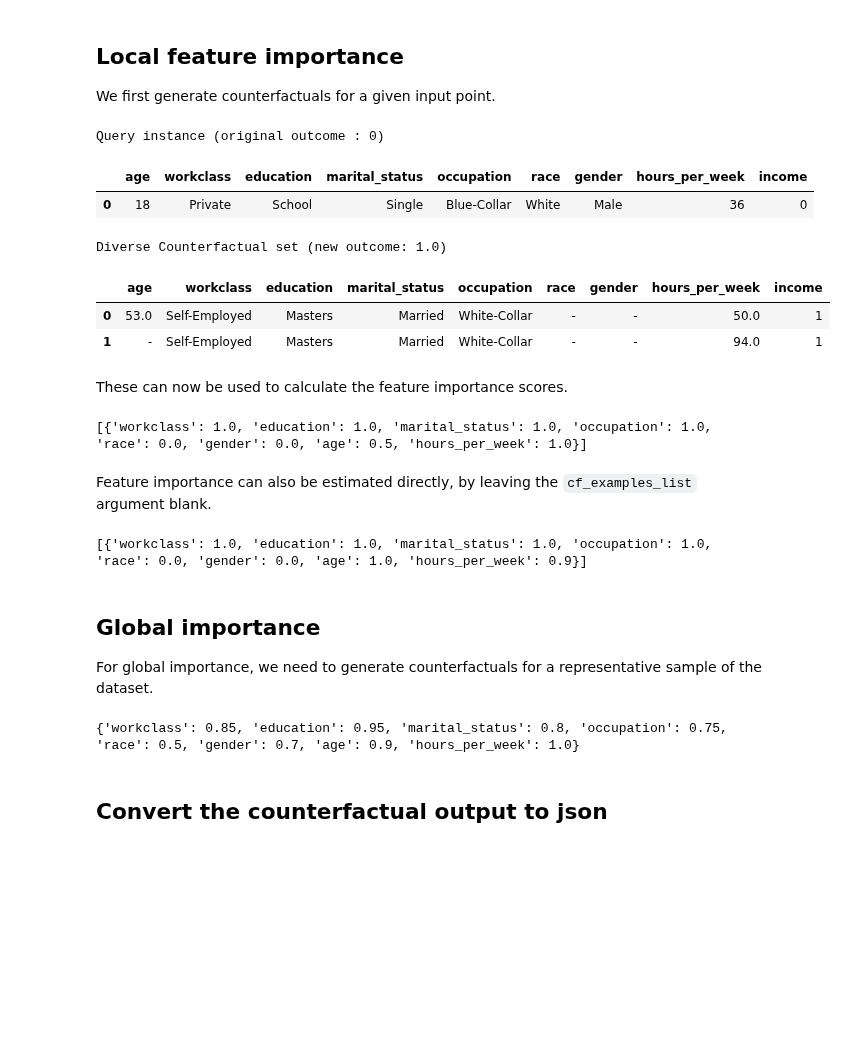
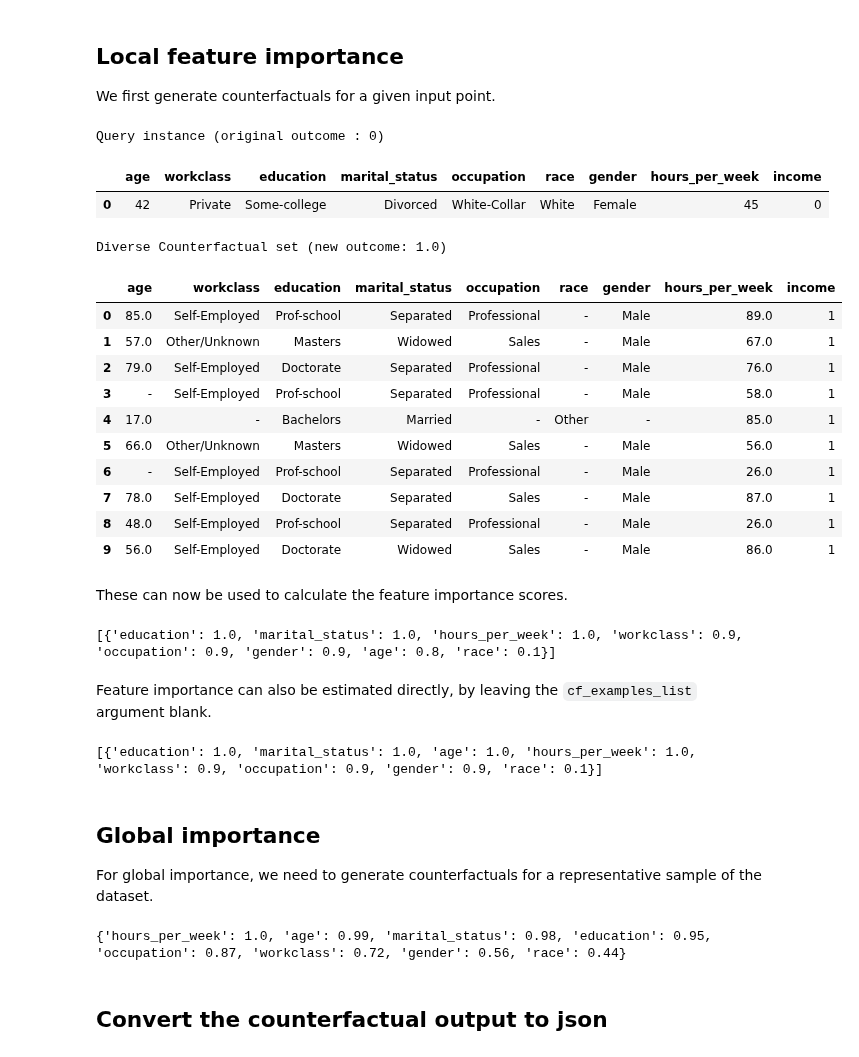
Before and after one commit to interpretml/DiCE, a Jupyter notebook: docs/source/notebooks/DiCE_feature_importances.ipynb, the cells around one changed output. Drawn from its saved outputs; the diff is of its cells as text; code cells hidden in the pictures; blank space fills up the shorter version.

Commit message:
created two separate functions for local and global importance
Signed-off-by: Amit Sharma <amit_sharma@live.com>

```diff
--- a/docs/source/notebooks/DiCE_feature_importances.ipynb
+++ b/docs/source/notebooks/DiCE_feature_importances.ipynb
@@ -76,39 +76,47 @@ We first generate counterfactuals for a given input point.
 # %%
 exp = Dice(d, m, method="random")
 query_instance = x_train[2:3]
-e1 = exp.generate_counterfactuals(query_instance, total_CFs=2)
+e1 = exp.generate_counterfactuals(query_instance, total_CFs=10)
 e1.visualize_as_dataframe(show_only_changes=True)
 # %% [output]
 Query instance (original outcome : 0)
 |  | age | workclass | education | marital_status | occupation | race | gender | hours_per_week | income |
-| 0 | 18 | Private | School | Single | Blue-Collar | White | Male | 36 | 0 |
+| 0 | 42 | Private | Some-college | Divorced | White-Collar | White | Female | 45 | 0 |
 Diverse Counterfactual set (new outcome: 1.0)
 |  | age | workclass | education | marital_status | occupation | race | gender | hours_per_week | income |
-| 0 | 53.0 | Self-Employed | Masters | Married | White-Collar | - | - | 50.0 | 1 |
-| 1 | - | Self-Employed | Masters | Married | White-Collar | - | - | 94.0 | 1 |
+| 0 | 85.0 | Self-Employed | Prof-school | Separated | Professional | - | Male | 89.0 | 1 |
+| 1 | 57.0 | Other/Unknown | Masters | Widowed | Sales | - | Male | 67.0 | 1 |
+| 2 | 79.0 | Self-Employed | Doctorate | Separated | Professional | - | Male | 76.0 | 1 |
+| 3 | - | Self-Employed | Prof-school | Separated | Professional | - | Male | 58.0 | 1 |
+| 4 | 17.0 | - | Bachelors | Married | - | Other | - | 85.0 | 1 |
+| 5 | 66.0 | Other/Unknown | Masters | Widowed | Sales | - | Male | 56.0 | 1 |
+| 6 | - | Self-Employed | Prof-school | Separated | Professional | - | Male | 26.0 | 1 |
+| 7 | 78.0 | Self-Employed | Doctorate | Separated | Sales | - | Male | 87.0 | 1 |
+| 8 | 48.0 | Self-Employed | Prof-school | Separated | Professional | - | Male | 26.0 | 1 |
+| 9 | 56.0 | Self-Employed | Doctorate | Widowed | Sales | - | Male | 86.0 | 1 |
 # %% [markdown]
 These can now be used to calculate the feature importance scores.
 # %%
-imp = exp.feature_importance(query_instance, cf_examples_list=e1.cf_examples_list)
+imp = exp.local_feature_importance(query_instance, cf_examples_list=e1.cf_examples_list)
 print(imp.local_importance)
 # %% [output]
-[{'workclass': 1.0, 'education': 1.0, 'marital_status': 1.0, 'occupation': 1.0, 'race': 0.0, 'gender': 0.0, 'age': 0.5, 'hours_per_week': 1.0}]
+[{'education': 1.0, 'marital_status': 1.0, 'hours_per_week': 1.0, 'workclass': 0.9, 'occupation': 0.9, 'gender': 0.9, 'age': 0.8, 'race': 0.1}]
 # %% [markdown]
 Feature importance can also be estimated directly, by leaving the `cf_examples_list` argument blank.
 # %%
-imp = exp.feature_importance(query_instance, posthoc_sparsity_param=None)
+imp = exp.local_feature_importance(query_instance, posthoc_sparsity_param=None)
 print(imp.local_importance)
 # %% [output]
-[{'workclass': 1.0, 'education': 1.0, 'marital_status': 1.0, 'occupation': 1.0, 'race': 0.0, 'gender': 0.0, 'age': 1.0, 'hours_per_week': 0.9}]
+[{'education': 1.0, 'marital_status': 1.0, 'age': 1.0, 'hours_per_week': 1.0, 'workclass': 0.9, 'occupation': 0.9, 'gender': 0.9, 'race': 0.1}]
 # %% [markdown]
 ## Global importance
 
 For global importance, we need to generate counterfactuals for a representative sample of the dataset.
 # %%
-cobj=exp.feature_importance(x_train[0:10], total_CFs=2, posthoc_sparsity_param=None)
+cobj=exp.global_feature_importance(x_train[0:10], total_CFs=10, posthoc_sparsity_param=None)
 print(cobj.summary_importance)
 # %% [output]
-{'workclass': 0.85, 'education': 0.95, 'marital_status': 0.8, 'occupation': 0.75, 'race': 0.5, 'gender': 0.7, 'age': 0.9, 'hours_per_week': 1.0}
+{'hours_per_week': 1.0, 'age': 0.99, 'marital_status': 0.98, 'education': 0.95, 'occupation': 0.87, 'workclass': 0.72, 'gender': 0.56, 'race': 0.44}
 # %% [markdown]
 ## Convert the counterfactual output to json
 # %%
```
Also changed, not shown: parts of 1 cell of this notebook, 4 other files.
